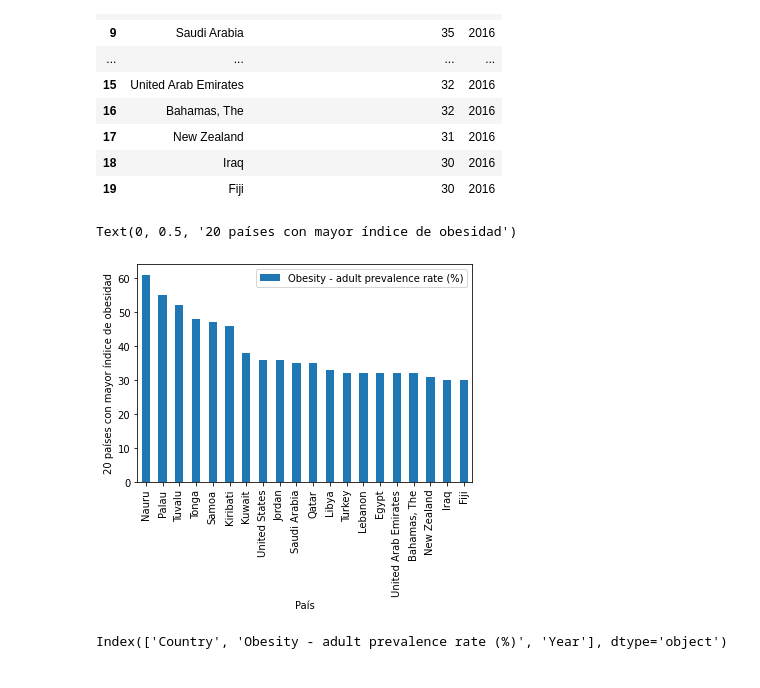
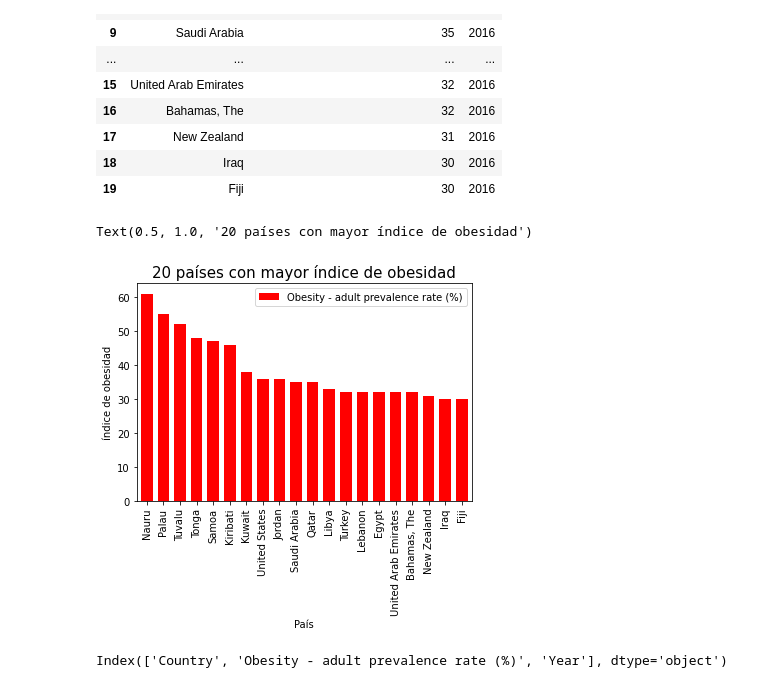
Before and after one commit to DCIDA2019/dcida2020ii-APaloma710, a Jupyter notebook: Sep11/Answers.ipynb, the cells around one changed output. Saved outputs shown, nothing was run; the diff lists cells and outputs as text; code cells hidden in the pictures.

```diff
--- a/Sep11/Answers.ipynb
+++ b/Sep11/Answers.ipynb
@@ -231,12 +231,13 @@ First20_Ob
 | 18 | Iraq | 30 | 2016 |
 | 19 | Fiji | 30 | 2016 |
 # %%
-Plot_Ob = First20_Ob.plot(x='Country', y='Obesity - adult prevalence rate (%)', kind='bar', legend=True)
+Plot_Ob = First20_Ob.plot(x='Country', y='Obesity - adult prevalence rate (%)', kind='bar', legend=True, width=0.7, color='red' )
 Plot_Ob.set_xlabel("País")
-Plot_Ob.set_ylabel("20 países con mayor índice de obesidad")
+Plot_Ob.set_ylabel("índice de obesidad")
+Plot_Ob.set_title("20 países con mayor índice de obesidad",fontsize=15)
 # %% [output]
-Text(0, 0.5, '20 países con mayor índice de obesidad')
+Text(0.5, 1.0, '20 países con mayor índice de obesidad')
-[figure, old version]
+[figure, new version]
 # %%
 datos_Ob.columns
 # %% [output]
```
Also changed, not shown: parts of 21 cells of this notebook.
